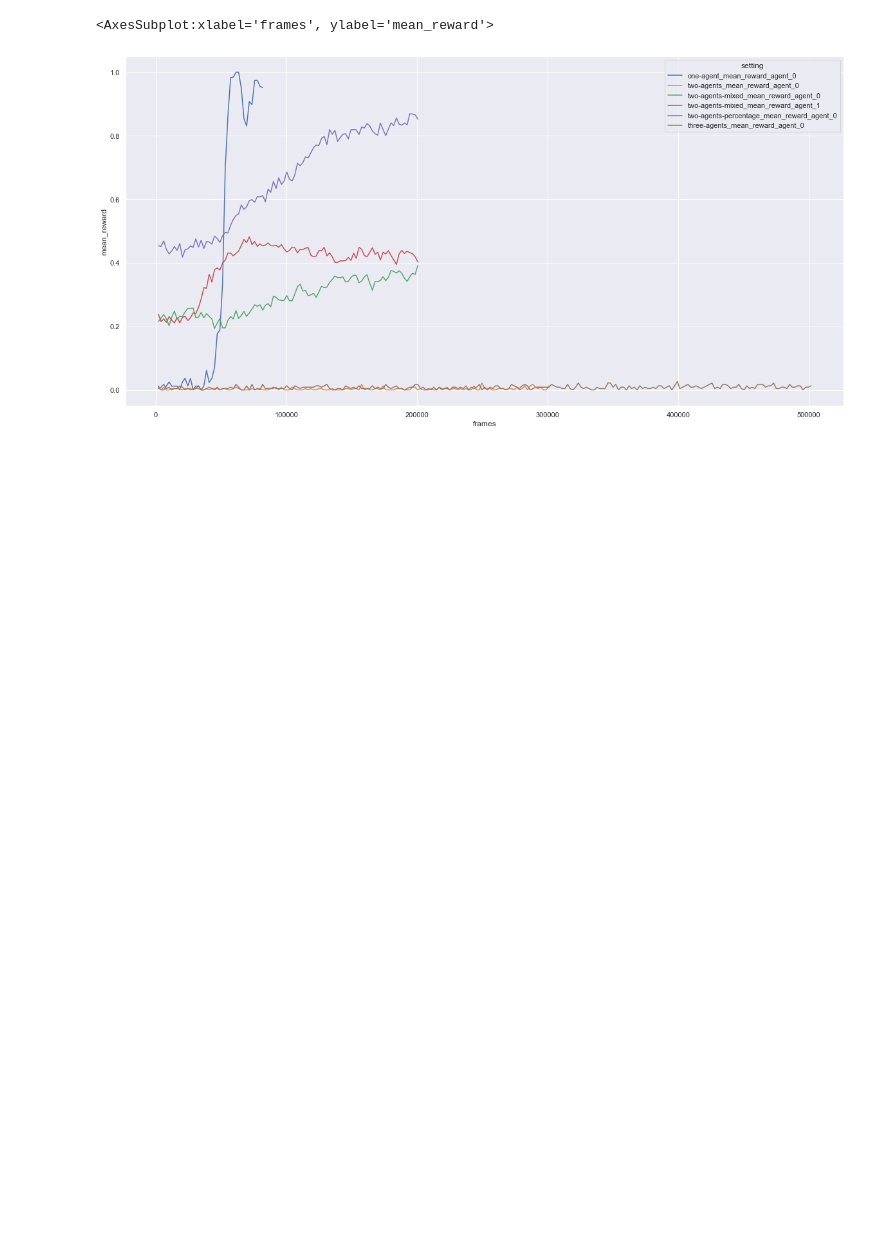
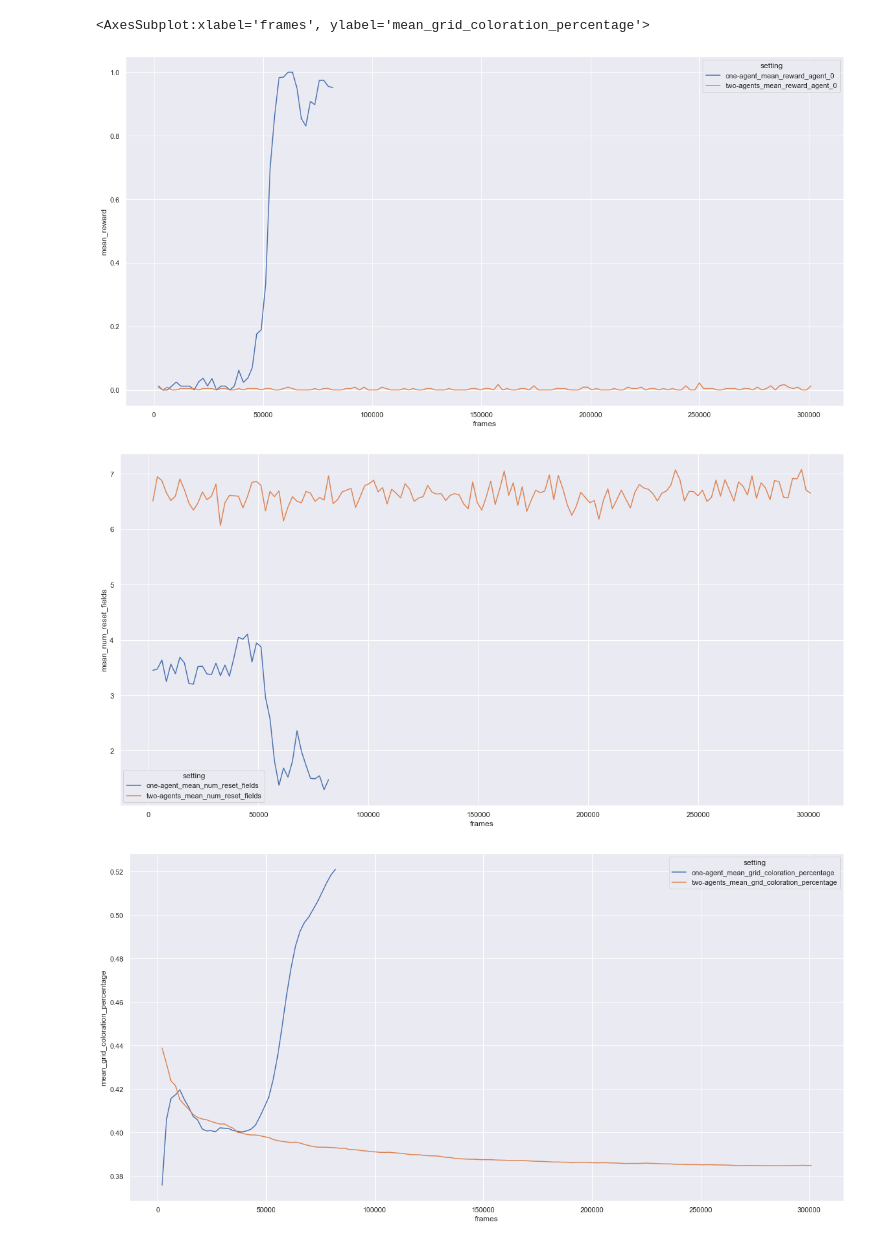
Before and after one commit to zarahz/MARL-and-Markets, a Jupyter notebook: Coloring_with_CAP/csv_plots.ipynb, the cells around one changed output. Saved outputs shown, nothing was run; the diff lists cells and outputs as text; code cells hidden in the pictures; blank space fills up the shorter version.

Commit message:
saven coloration percentage and reset field info to csv training data

```diff
--- a/Coloring_with_CAP/csv_plots.ipynb
+++ b/Coloring_with_CAP/csv_plots.ipynb
@@ -18,7 +18,7 @@ envs = {
         "agent_amount": 2,
         "percentage":True
     },
-    "three-agents": {"agent_amount": 3}
+    # "three-agents": {"agent_amount": 3}
 }
 
 # init data logging
@@ -60,0 +77,16 @@ lf_df_mean_rewards.rename(columns={frames_col:'frames'}, inplace=True)
+# %%
+df = create_dataframe()
+
+key_mean_rewards = "mean_reward"
+key_mean_reset_fields = "mean_num_reset_fields"
+key_mean_grid_coloration = "mean_grid_coloration_percentage"
+
+# create one df only containing mean rewards per agent and frames
+df_mean_rewards = df[extract_cols(df, key_mean_rewards, agent_specific=True)].copy()
+df_mean_reset_fields = df[extract_cols(df, key_mean_reset_fields)].copy()
+df_mean_grid_coloration = df[extract_cols(df, key_mean_grid_coloration)].copy()
+
+# reshape dataframes into longform
+lf_df_mean_rewards = convert_to_longform(df_mean_rewards, key_mean_rewards)
+lf_df_mean_reset_fields = convert_to_longform(df_mean_reset_fields, key_mean_reset_fields)
+lf_df_mean_grid_coloration = convert_to_longform(df_mean_grid_coloration, key_mean_grid_coloration)
@@ -61,12 +121,25 @@ lf_df_mean_rewards.rename(columns={frames_col:'frames'}, inplace=True)
 # %%
 sns.set_theme(style="darkgrid")
 
+plt.figure(figsize=(20,10))
+# Plot the responses for different events and regions
+sns.lineplot(x="frames", y=key_mean_rewards,
+             hue="setting",
+             data=lf_df_mean_rewards)
 
 plt.figure(figsize=(20,10))
 # Plot the responses for different events and regions
-sns.lineplot(x="frames", y="mean_reward",
+sns.lineplot(x="frames", y=key_mean_reset_fields,
              hue="setting",
-             data=lf_df_mean_rewards)
+             data=lf_df_mean_reset_fields)
+
+plt.figure(figsize=(20,10))
+# Plot the responses for different events and regions
+sns.lineplot(x="frames", y=key_mean_grid_coloration,
+             hue="setting",
+             data=lf_df_mean_grid_coloration)
 # %% [output]
-<AxesSubplot:xlabel='frames', ylabel='mean_reward'>
+<AxesSubplot:xlabel='frames', ylabel='mean_grid_coloration_percentage'>
-[figure, old version]
+[figure, new version]
+[figure, added]
+[figure, added]
```
Also changed, not shown: parts of 3 cells of this notebook, 4 other files.
